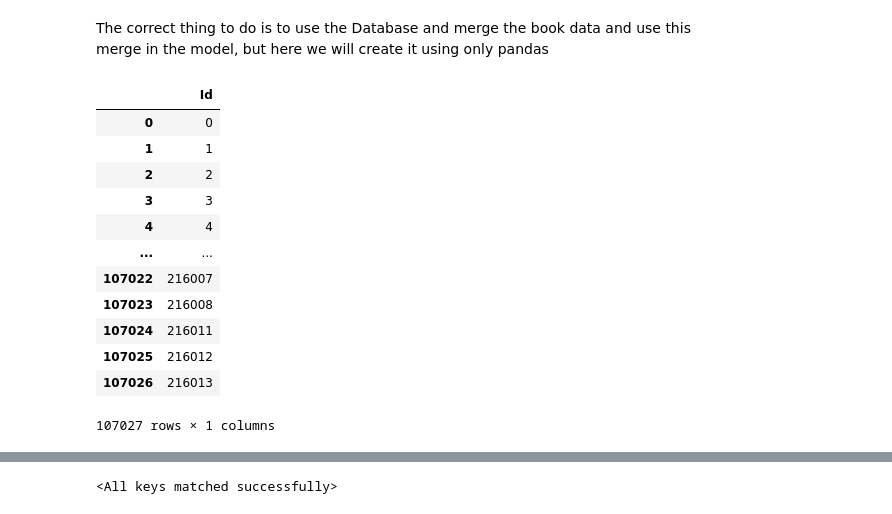
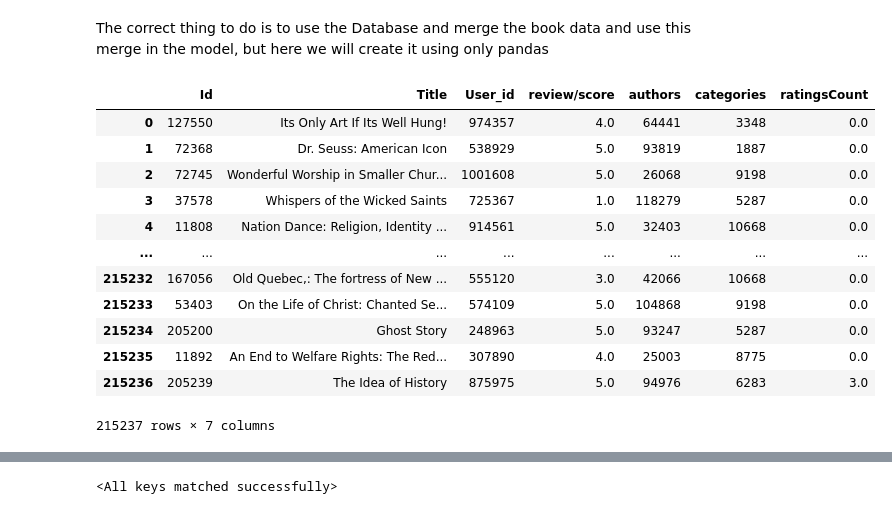
Before and after one commit to Hotarouuu/Recommind, a Jupyter notebook: notebooks/Recommind Prediction.ipynb, the cells around one changed output, grey strips where cells are left out. Drawn from its saved outputs; the diff is of its cells as text; code cells hidden in the pictures.

```diff
--- a/notebooks/Recommind - Copia.ipynb
+++ b/notebooks/Recommind Prediction.ipynb
@@ -224,26 +153,26 @@ items_to_predict
 Using the items_to_predict we will create a dataframe to predict the ratings of this books to our user
 # %% [markdown]
 The correct thing to do is to use the Database and merge the book data and use this merge in the model, but here we will create it using only pandas
-# %%
-items_to_predict
-# %% [output]
-|  | Id |
-| 0 | 0 |
-| 1 | 1 |
-| 2 | 2 |
-| 3 | 3 |
-| 4 | 4 |
-| ... | ... |
-| 107022 | 216007 |
-| 107023 | 216008 |
-| 107024 | 216011 |
-| 107025 | 216012 |
-| 107026 | 216013 |
-107027 rows × 1 columns
 # %%
 books_data = df_encodeds.drop_duplicates(subset='Id')
 # %%
 resultado = pd.merge(books_data, items_to_predict, on='Id', how='inner')
+# %%
+resultado
+# %% [output]
+|  | Id | Title | User_id | review/score | authors | categories | ratingsCount |
+| 0 | 127550 | Its Only Art If Its Well Hung! | 974357 | 4.0 | 64441 | 3348 | 0.0 |
+| 1 | 72368 | Dr. Seuss: American Icon | 538929 | 5.0 | 93819 | 1887 | 0.0 |
+| 2 | 72745 | Wonderful Worship in Smaller Chur... | 1001608 | 5.0 | 26068 | 9198 | 0.0 |
+| 3 | 37578 | Whispers of the Wicked Saints | 725367 | 1.0 | 118279 | 5287 | 0.0 |
+| 4 | 11808 | Nation Dance: Religion, Identity ... | 914561 | 5.0 | 32403 | 10668 | 0.0 |
+| ... | ... | ... | ... | ... | ... | ... | ... |
+| 215232 | 167056 | Old Quebec,: The fortress of New ... | 555120 | 3.0 | 42066 | 10668 | 0.0 |
+| 215233 | 53403 | On the Life of Christ: Chanted Se... | 574109 | 5.0 | 104868 | 9198 | 0.0 |
+| 215234 | 205200 | Ghost Story | 248963 | 5.0 | 93247 | 5287 | 0.0 |
+| 215235 | 11892 | An End to Welfare Rights: The Red... | 307890 | 4.0 | 25003 | 8775 | 0.0 |
+| 215236 | 205239 | The Idea of History | 875975 | 5.0 | 94976 | 6283 | 3.0 |
+215237 rows × 7 columns
 # %%
 resultado = resultado.drop('review/score', axis=1)
 resultado['User_id'] = 165515
```
Also changed, not shown: parts of 18 cells of this notebook, 9 other files.
